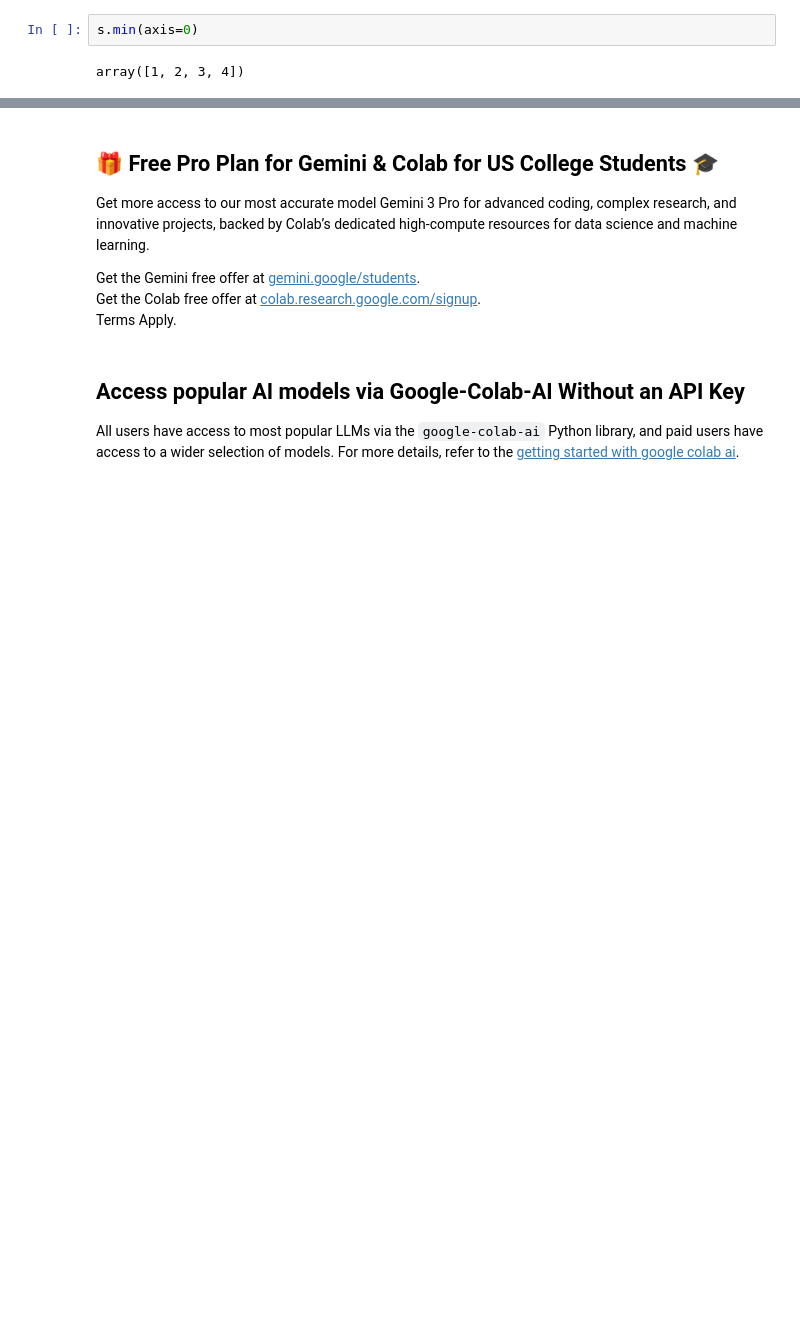
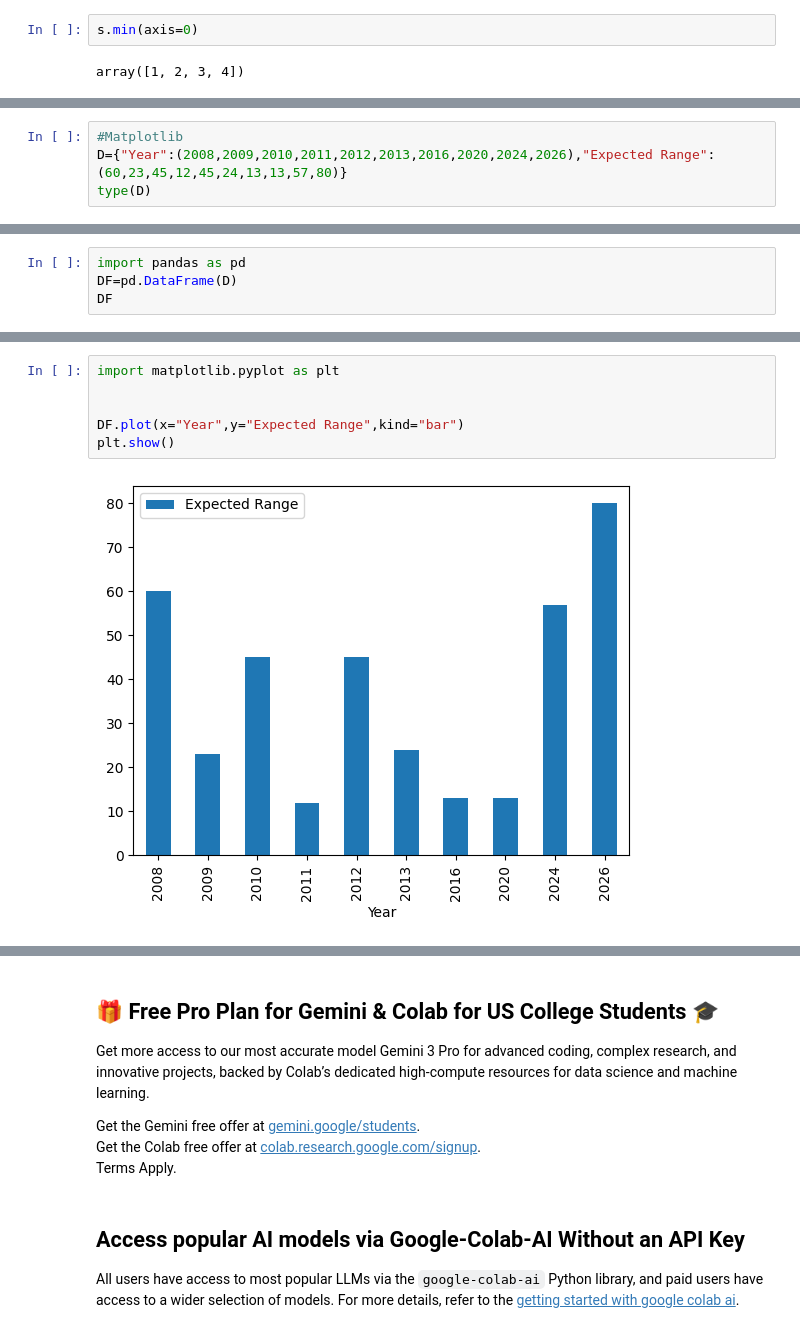
Before and after one commit to PriyaKotera16/PriyaKotera16, a Jupyter notebook: Welcome_To_Colab.ipynb, the cells around one changed output, grey strips where cells are left out. Cells and saved outputs as stored; diff of their text form; blank space fills up the shorter version.

```diff
--- a/Welcome_To_Colab.ipynb
+++ b/Welcome_To_Colab.ipynb
@@ -814,0 +931,4 @@ array([1, 2, 3, 4])
+# %%
+#Matplotlib
+D={"Year":(2008,2009,2010,2011,2012,2013,2016,2020,2024,2026),"Expected Range":(60,23,45,12,45,24,13,13,57,80)}
+type(D)
@@ -814,0 +937,4 @@ array([1, 2, 3, 4])
+# %%
+import pandas as pd
+DF=pd.DataFrame(D)
+DF
@@ -814,0 +953,8 @@ array([1, 2, 3, 4])
+# %%
+import matplotlib.pyplot as plt
+
+
+DF.plot(x="Year",y="Expected Range",kind="bar")
+plt.show()
+# %% [output]
+[figure, added]
```
Also changed, not shown: parts of 37 cells of this notebook.
